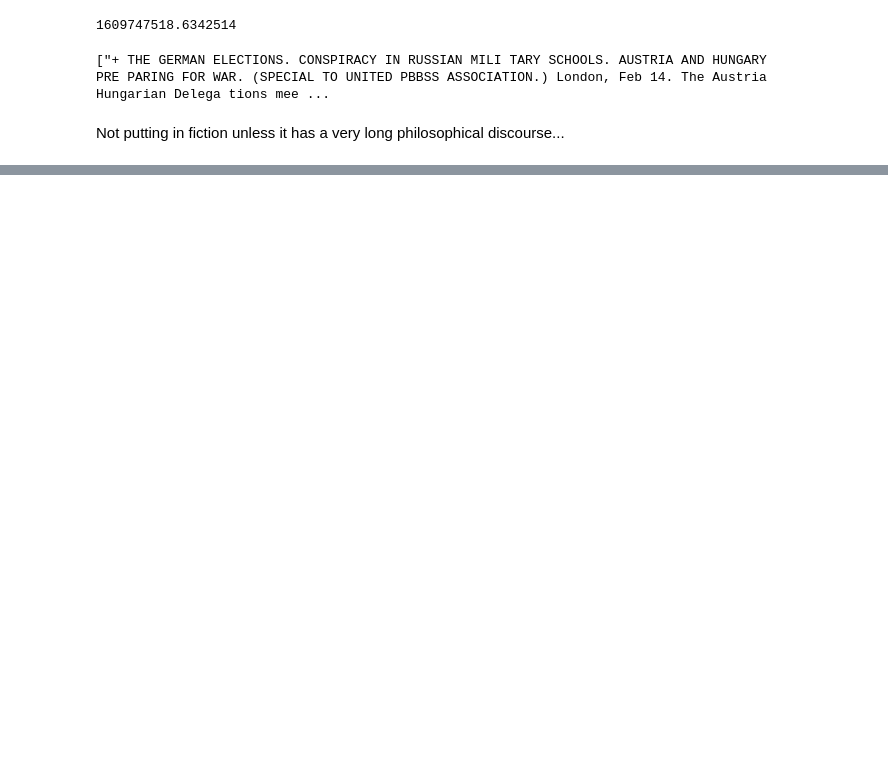
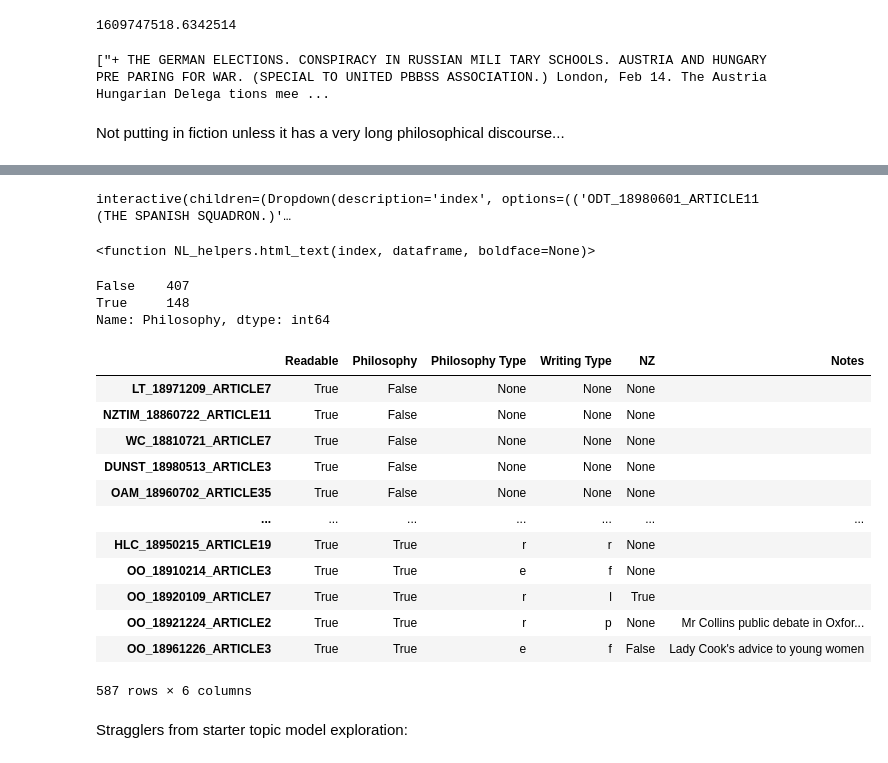
Before and after one commit to JoshuaDavidBlack/NPOD_Philosophy, a Jupyter notebook: Classifying texts.ipynb, the cells around one changed output, grey strips where cells are left out. Saved outputs shown, nothing was run; the diff lists cells and outputs as text; code cells hidden in the pictures; blank space fills up the shorter version.

```diff
--- a/Classifying texts.ipynb
+++ b/Classifying texts.ipynb
@@ -157,0 +338,2 @@ Not putting in fiction unless it has a very long philosophical discourse...
+# %%
+post_bayes_1_df = post_bayes_1_df[post_bayes_1_df['Philosophy(pred)']==True]
@@ -157,0 +344,4 @@ Not putting in fiction unless it has a very long philosophical discourse...
+# %%
+filter_term = r'evolution'
+filtered_index = NL_helpers.search_text(post_bayes_1_df, filter_term, lower=True)
+len(filtered_index)
@@ -157,0 +372,45 @@ Not putting in fiction unless it has a very long philosophical discourse...
+# %%
+interact(NL_helpers.html_text, index=formatted_index, dataframe=fixed(post_bayes_1_df), boldface=fixed(filter_term))
+# %% [output]
+interactive(children=(Dropdown(description='index', options=(('ODT_18980601_ARTICLE11 (THE SPANISH SQUADRON.)'…
+<function NL_helpers.html_text(index, dataframe, boldface=None)>
+# %%
+exit = False
+i = 0
+while exit == False:
+    if filtered_index[i] in classified_df.index:
+        i+=1
+    else:
+        NL_helpers.print_text(filtered_index[i], post_bayes_1_df)
+        classified_df.loc[filtered_index[i]] = classify_text()
+        i+=1
+        exit_decision = input('exit? (y to exit) >')
+        if exit_decision == 'y':
+            exit = True
+        clear_output()
+# %%
+classified_df.loc['HBWT_18670812_ARTICLE2']['Philosophy'] = False
+# %%
+classified_df['Philosophy'].value_counts()
+# %% [output]
+False    407
+True     148
+Name: Philosophy, dtype: int64
+# %%
+classified_df
+# %% [output]
+|  | Readable | Philosophy | Philosophy Type | Writing Type | NZ | Notes |
+| LT_18971209_ARTICLE7 | True | False | None | None | None |  |
+| NZTIM_18860722_ARTICLE11 | True | False | None | None | None |  |
+| WC_18810721_ARTICLE7 | True | False | None | None | None |  |
+| DUNST_18980513_ARTICLE3 | True | False | None | None | None |  |
+| OAM_18960702_ARTICLE35 | True | False | None | None | None |  |
+| ... | ... | ... | ... | ... | ... | ... |
+| HLC_18950215_ARTICLE19 | True | True | r | r | None |  |
+| OO_18910214_ARTICLE3 | True | True | e | f | None |  |
+| OO_18920109_ARTICLE7 | True | True | r | l | True |  |
+| OO_18921224_ARTICLE2 | True | True | r | p | None | Mr Collins public debate in Oxfor... |
+| OO_18961226_ARTICLE3 | True | True | e | f | False | Lady Cook's advice to young women |
+587 rows × 6 columns
+# %% [markdown]
+Stragglers from starter topic model exploration:
```
Also changed, not shown: parts of 29 cells of this notebook, 22 other files.
